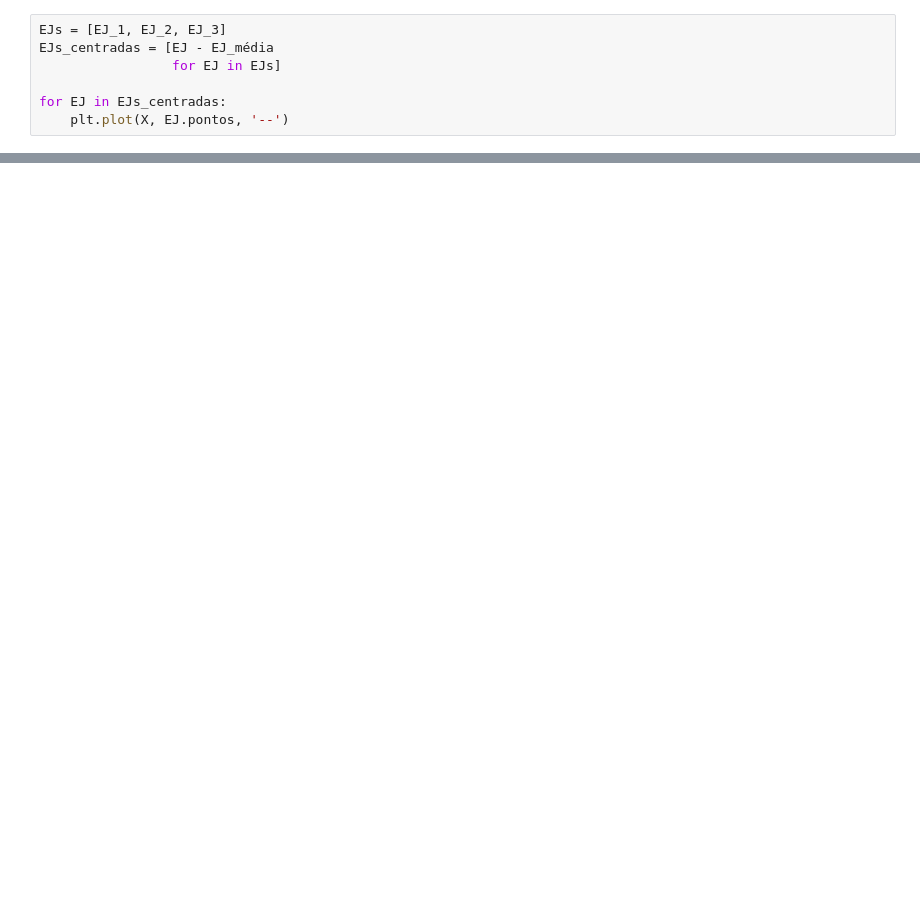
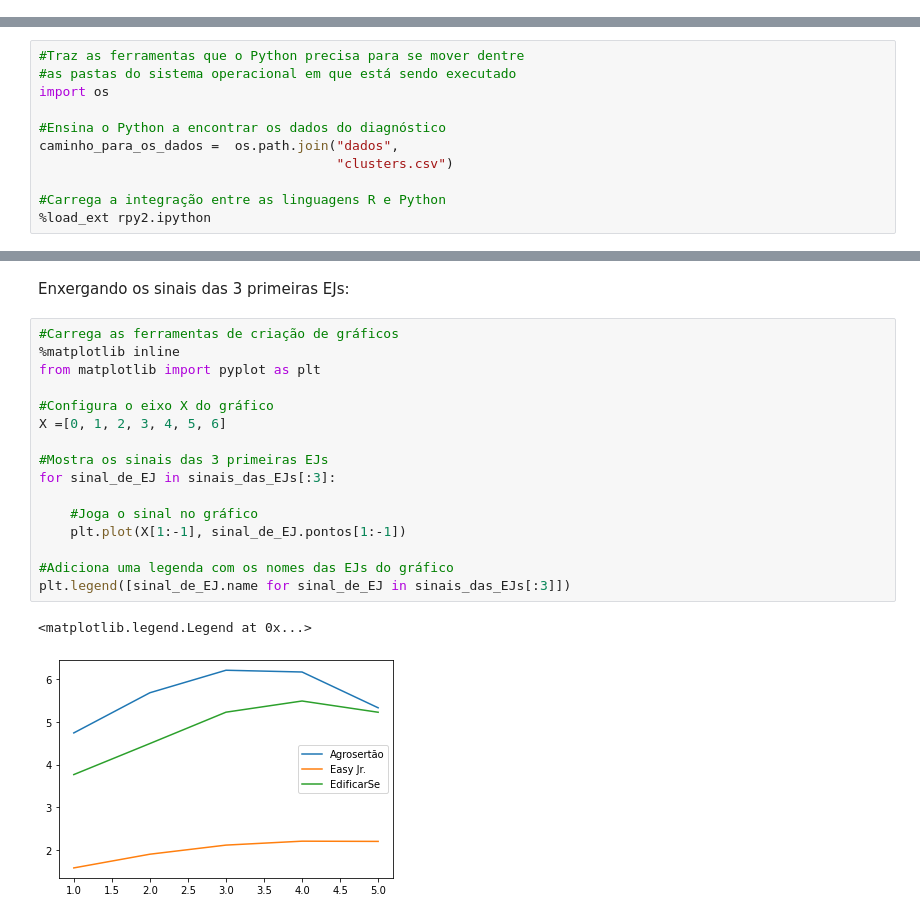
Before and after one commit to gustavomello9600/clusters, a Jupyter notebook: Dores das EJs.ipynb, the cells around one changed output, grey strips where cells are left out. Saved outputs shown, nothing was run; the diff lists cells and outputs as text; blank space fills up the shorter version.

```diff
--- a/Dores das EJs.ipynb
+++ b/Dores das EJs.ipynb
@@ -318,7 +0,0 @@ plt.plot(X, EJ_média.pontos, 'y')
-# %%
-EJs = [EJ_1, EJ_2, EJ_3]
-EJs_centradas = [EJ - EJ_média
-                 for EJ in EJs]
-
-for EJ in EJs_centradas:
-    plt.plot(X, EJ.pontos, '--')
@@ -399,0 +29,11 @@ Se ligue
+# %%
+#Traz as ferramentas que o Python precisa para se mover dentre
+#as pastas do sistema operacional em que está sendo executado
+import os
+
+#Ensina o Python a encontrar os dados do diagnóstico
+caminho_para_os_dados =  os.path.join("dados",
+                                      "clusters.csv")
+
+#Carrega a integração entre as linguagens R e Python
+%load_ext rpy2.ipython
@@ -399,0 +357,21 @@ Se ligue
+# %% [markdown]
+Enxergando os sinais das 3 primeiras EJs:
+# %%
+#Carrega as ferramentas de criação de gráficos
+%matplotlib inline
+from matplotlib import pyplot as plt
+
+#Configura o eixo X do gráfico
+X =[0, 1, 2, 3, 4, 5, 6]
+
+#Mostra os sinais das 3 primeiras EJs
+for sinal_de_EJ in sinais_das_EJs[:3]:
+
+    #Joga o sinal no gráfico
+    plt.plot(X[1:-1], sinal_de_EJ.pontos[1:-1])
+
+#Adiciona uma legenda com os nomes das EJs do gráfico
+plt.legend([sinal_de_EJ.name for sinal_de_EJ in sinais_das_EJs[:3]])
+# %% [output]
+<matplotlib.legend.Legend at 0x...>
+[figure, added]
```
Also changed, not shown: parts of 38 cells of this notebook, 4 other files.
